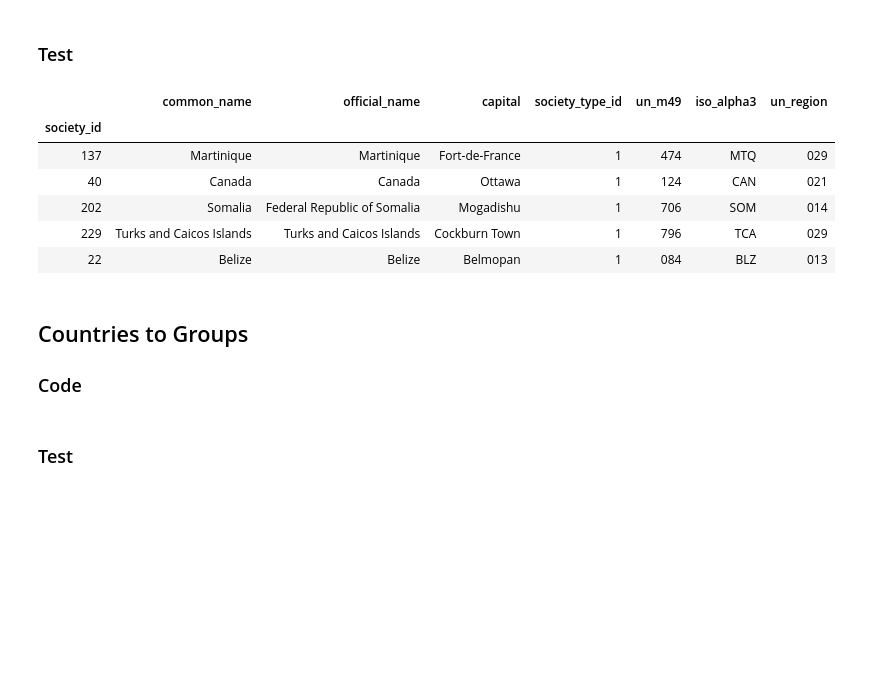
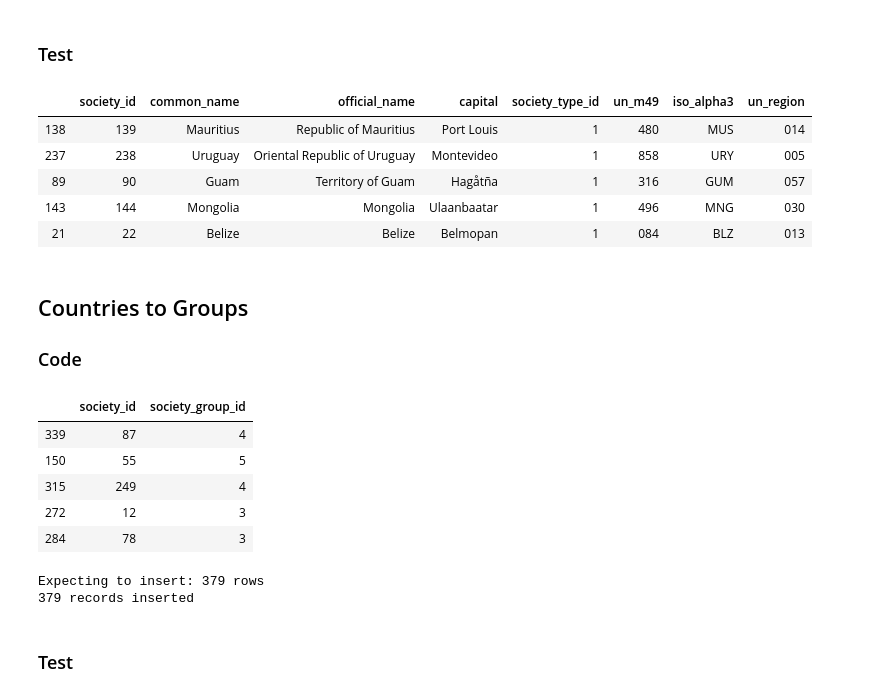
Before and after one commit to skustes/UN-Regions-and-Countries, a Jupyter notebook: Countries & UN Regions.ipynb, the cells around one changed output. Cells and saved outputs as stored; diff of their text form; code cells hidden in the pictures; blank space fills up the shorter version.

Commit message:
Completed database insertions. Rewrote major portions of code base.

```diff
--- a/Countries & UN Regions.ipynb
+++ b/Countries & UN Regions.ipynb
@@ -890,13 +887,9 @@ print( error_dict_to_string( un_region.UNRegion.validate_regions(regions, db) )
 # %% [output]
 No errors
 # %%
-# Truncate table each run to prevent collisions
-# REMOVE WHEN DONE WITH NOTEBOOK
-db.truncate_table( 'un_m49_region' )
-
 # Insert UN Regions
 print( 'Expecting to insert:', regions.shape[0], 'rows' ) # How many rows am I expecting to be inserted?
-insert_un_regions = db.run_query( build_insert_query('un_m49_region', regions) )
+insert_un_regions = db.run_query( db.build_insert_query('un_m49_region', regions) )
 print( insert_un_regions['rows'], 'records inserted' )
 # %% [output]
 Expecting to insert: 31 rows
@@ -924,12 +916,8 @@ print( error_dict_to_string( society_group.SocietyGroup.validate_society_groups(
 # %% [output]
 No errors
 # %%
-# Truncate table each run to prevent collisions and duplicates
-# REMOVE WHEN DONE WITH NOTEBOOK
-db.truncate_table( 'society_group' )
-
 print( 'Expecting to insert:', un_groupings.shape[0], 'rows' ) # How many rows am I expecting to be inserted?
-insert_groupings = db.run_query( build_insert_query('society_group', un_groupings) )
+insert_groupings = db.run_query( db.build_insert_query('society_group', un_groupings) )
 print( insert_groupings['rows'], 'records inserted' )
 # %% [output]
 Expecting to insert: 5 rows
@@ -960,13 +947,9 @@ print( error_dict_to_string( society.Society.validate_societies( countries, db )
 # %% [output]
 No errors
 # %%
-# Truncate table each run to prevent collisions and duplicates
-# REMOVE WHEN DONE WITH NOTEBOOK
-db.truncate_table( 'society' )
-
 # Insert Societies
 print( 'Expecting to insert:', countries.shape[0], 'rows' ) # How many rows am I expecting to be inserted?
-insert_countries = db.run_query( build_insert_query('society', countries) )
+insert_countries = db.run_query( db.build_insert_query('society', countries) )
 print( insert_countries['rows'], 'records inserted' )
 # %% [output]
 Expecting to insert: 249 rows
@@ -976,19 +959,41 @@ Expecting to insert: 249 rows
 # %%
 # Get all records in the society table and set into a dataframe
 societies_query = db.run_query( 'SELECT * FROM society' )
-societies = pd.DataFrame.from_dict( societies_query['data'] ).set_index('society_id')
+societies = pd.DataFrame.from_dict( societies_query['data'] )
 societies.sample(5)
 # %% [output]
-|  | common_name | official_name | capital | society_type_id | un_m49 | iso_alpha3 | un_region |
-| society_id |  |  |  |  |  |  |  |
-| 137 | Martinique | Martinique | Fort-de-France | 1 | 474 | MTQ | 029 |
-| 40 | Canada | Canada | Ottawa | 1 | 124 | CAN | 021 |
-| 202 | Somalia | Federal Republic of Somalia | Mogadishu | 1 | 706 | SOM | 014 |
-| 229 | Turks and Caicos Islands | Turks and Caicos Islands | Cockburn Town | 1 | 796 | TCA | 029 |
-| 22 | Belize | Belize | Belmopan | 1 | 084 | BLZ | 013 |
+|  | society_id | common_name | official_name | capital | society_type_id | un_m49 | iso_alpha3 | un_region |
+| 138 | 139 | Mauritius | Republic of Mauritius | Port Louis | 1 | 480 | MUS | 014 |
+| 237 | 238 | Uruguay | Oriental Republic of Uruguay | Montevideo | 1 | 858 | URY | 005 |
+| 89 | 90 | Guam | Territory of Guam | Hagåtña | 1 | 316 | GUM | 057 |
+| 143 | 144 | Mongolia | Mongolia | Ulaanbaatar | 1 | 496 | MNG | 030 |
+| 21 | 22 | Belize | Belize | Belmopan | 1 | 084 | BLZ | 013 |
 # %% [markdown]
 ## Countries to Groups
 
 ### Code
+# %%
+# To insert, we need society_id and society_group_id corresponding to the auto-increment IDs given in the database
+# These are now in the dataframes societies and society_groups
+# Join the values to this dataframe and drop the country_name and group_name columns
+country_to_group = country_to_group.merge( societies[['society_id','common_name']], left_on='country_name', right_on='common_name' )
+country_to_group = country_to_group.merge( society_groups[['society_group_id','society_group_name']], left_on='group_name', right_on='society_group_name' )
+country_to_group.drop( columns=['country_name','group_name','common_name','society_group_name'], axis=1, inplace=True )
+country_to_group.sample(5)
+# %% [output]
+|  | society_id | society_group_id |
+| 339 | 87 | 4 |
+| 150 | 55 | 5 |
+| 315 | 249 | 4 |
+| 272 | 12 | 3 |
+| 284 | 78 | 3 |
+# %%
+# Insert Society to Society Group pairings
+print( 'Expecting to insert:', country_to_group.shape[0], 'rows' ) # How many rows am I expecting to be inserted?
+insert_group_pairings = db.run_query( db.build_insert_query('society_to_society_group', country_to_group) )
+print( insert_group_pairings['rows'], 'records inserted' )
+# %% [output]
+Expecting to insert: 379 rows
+379 records inserted
 # %% [markdown]
 ### Test
```
Also changed, not shown: parts of 16 cells of this notebook, 1 other file.
